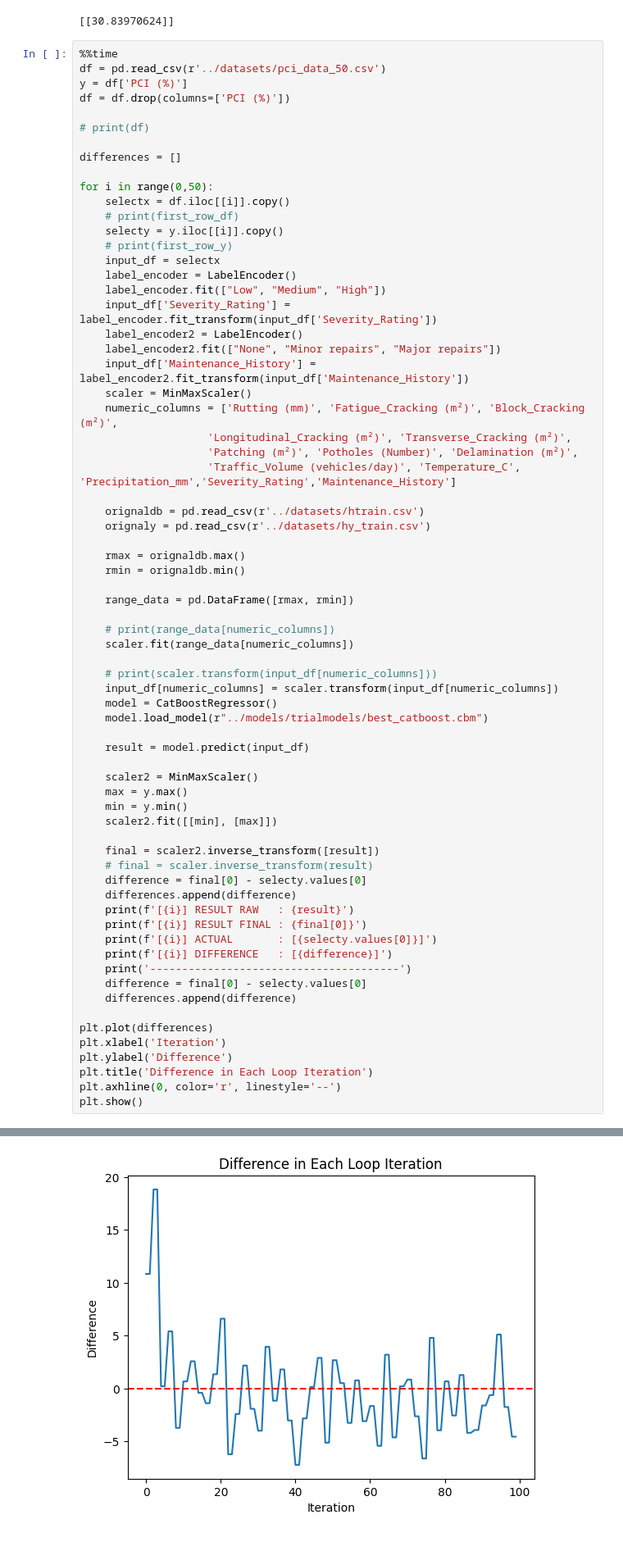
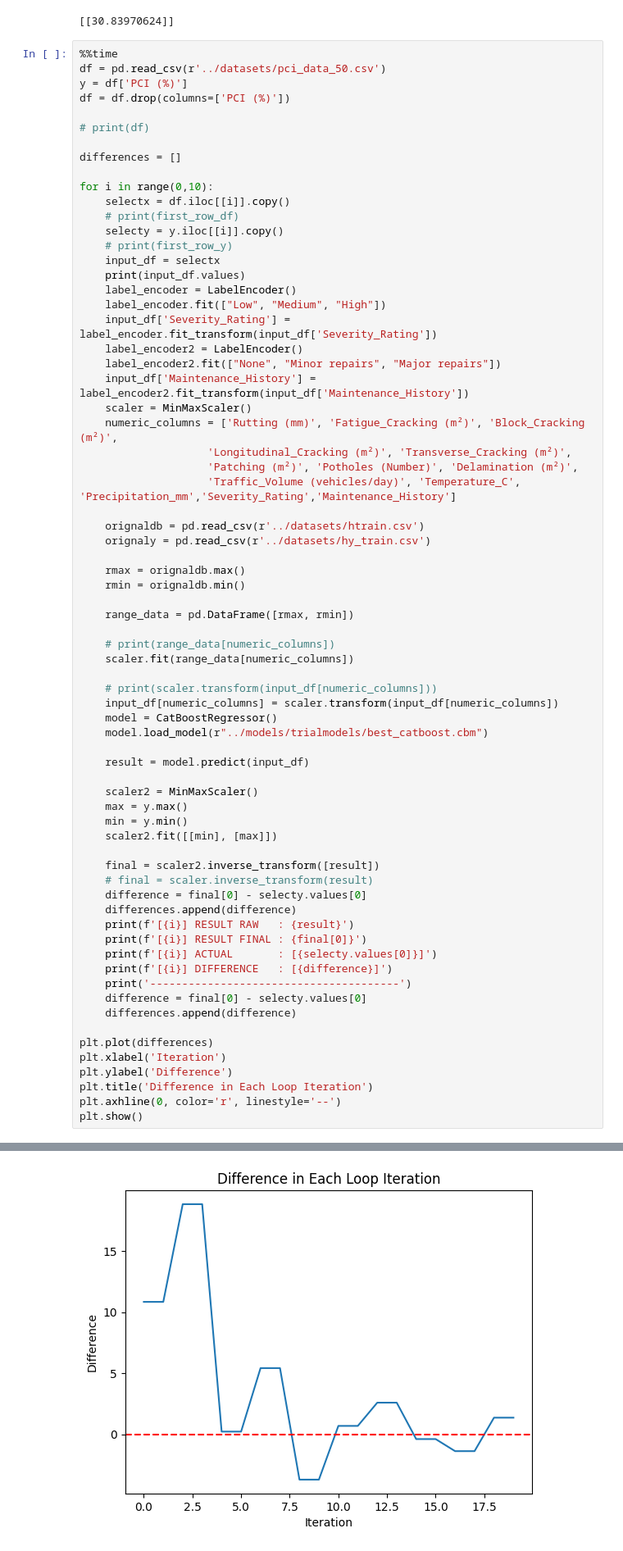
Before and after one commit to nexiouscaliver/pavement-condition-prediction, a Jupyter notebook: notebooks/cat-test.ipynb, the cells around one changed output, grey strips where cells are left out. Shown at 82% size. Cells and saved outputs as stored; diff of their text form.

```diff
--- a/notebooks/cat-test.ipynb
+++ b/notebooks/cat-test.ipynb
@@ -89,12 +89,13 @@ df = df.drop(columns=['PCI (%)'])
 
 differences = []
 
-for i in range(0,50):
+for i in range(0,10):
     selectx = df.iloc[[i]].copy()
     # print(first_row_df)
     selecty = y.iloc[[i]].copy()
     # print(first_row_y)
     input_df = selectx
+    print(input_df.values)
     label_encoder = LabelEncoder()
     label_encoder.fit(["Low", "Medium", "High"])
     input_df['Severity_Rating'] = label_encoder.fit_transform(input_df['Severity_Rating'])
@@ -169 +170 @@ plt.show()
-[figure, old version]
+[figure, new version]
```
Also changed, not shown: parts of 7 cells of this notebook.
